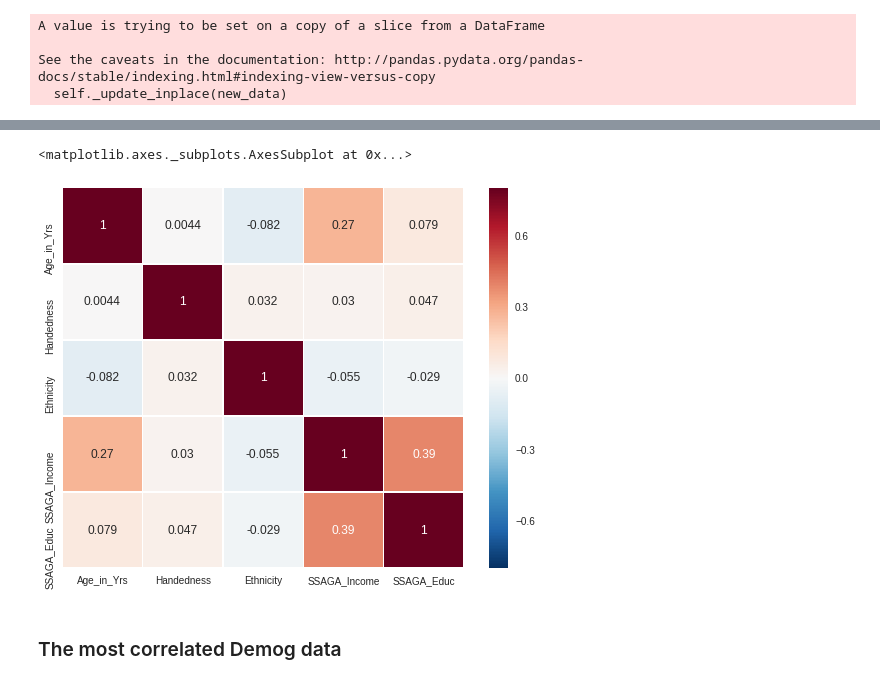
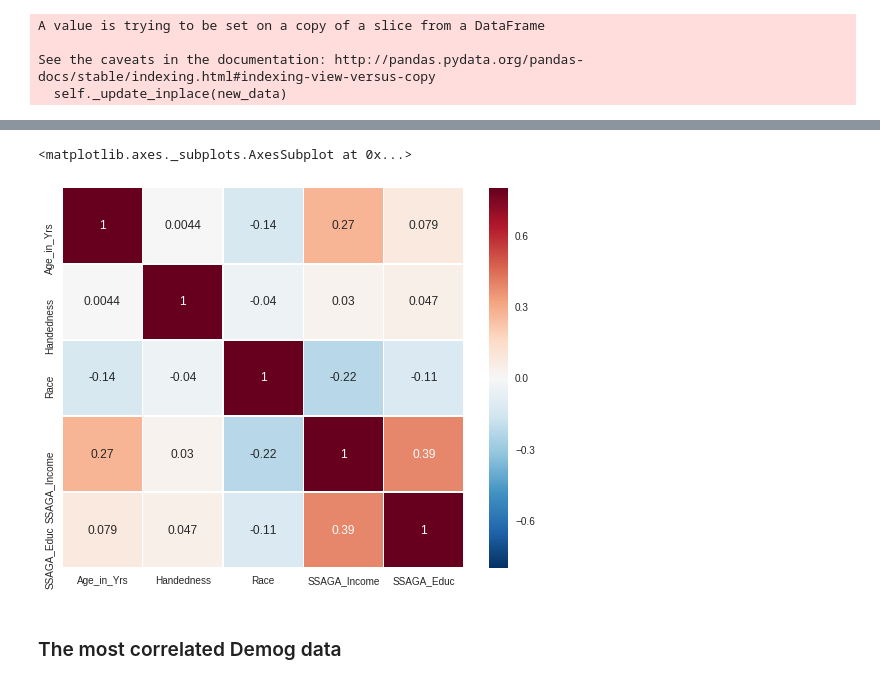
Before and after one commit to SIMEXP/hcp, a Jupyter notebook: HCP_pheno-corr_all.ipynb, the cells around one changed output, grey strips where cells are left out. Drawn from its saved outputs; the diff is of its cells as text; code cells hidden in the pictures.

```diff
--- a/HCP_pheno-corr_all.ipynb
+++ b/HCP_pheno-corr_all.ipynb
@@ -75,8 +47,11 @@ Name: Race, dtype: int64
 #          'More than one':3, 'Unknown or Not Reported':4, 'Am. Indian/Alaskan Nat.':5
 data_demog.Gender.replace({'M':1,'F':2}, inplace=True)
 data_demog.Zygosity.replace({'NotTwin':0, 'NotMZ':1, 'MZ':2}, inplace=True)
-data_demog.Ethnicity.replace({'Not Hispanic/Latino':0, 'Hispanic/Latino':1, 'Unknown or Not Reported':2}, inplace=True)
-data_demog.Race.replace({'White':0 ,'Black or African Am.':1, 'Asian/Nat. Hawaiian/Othr Pacific Is.':2,'More than one':3, 'Unknown or Not Reported':4, 'Am. Indian/Alaskan Nat.':5 }, inplace=True)
+data_demog.Ethnicity.replace({'Not Hispanic/Latino':0, 'Hispanic/Latino':1,
+                              'Unknown or Not Reported':2}, inplace=True)
+data_demog.Race.replace({'White':0 ,'Black or African Am.':1,
+                         'Asian/Nat. Hawaiian/Othr Pacific Is.':2,'More than one':3,
+                         'Unknown or Not Reported':4, 'Am. Indian/Alaskan Nat.':5 }, inplace=True)
 # %% [output]
 A value is trying to be set on a copy of a slice from a DataFrame
 
@@ -85,9 +115,9 @@ See the caveats in the documentation: http://pandas.pydata.org/pandas-docs/stabl
 # %%
 f, ax = plt.subplots(figsize=(9, 7))
-sns.heatmap(data_demog.get(["Age_in_Yrs","Handedness","Ethnicity","SSAGA_Income","SSAGA_Educ"]).corr(),linewidths=.5,annot=True,ax=ax,vmax=.8)
+sns.heatmap(data_demog.get(["Age_in_Yrs","Handedness","Race","SSAGA_Income","SSAGA_Educ"]).corr(),linewidths=.5,annot=True,ax=ax,vmax=.8)
 # %% [output]
 <matplotlib.axes._subplots.AxesSubplot at 0x...>
-[figure, old version]
+[figure, new version]
 # %% [markdown]
 ### The most correlated Demog data
 # %% [markdown]
```
Also changed, not shown: parts of 9 cells of this notebook.
